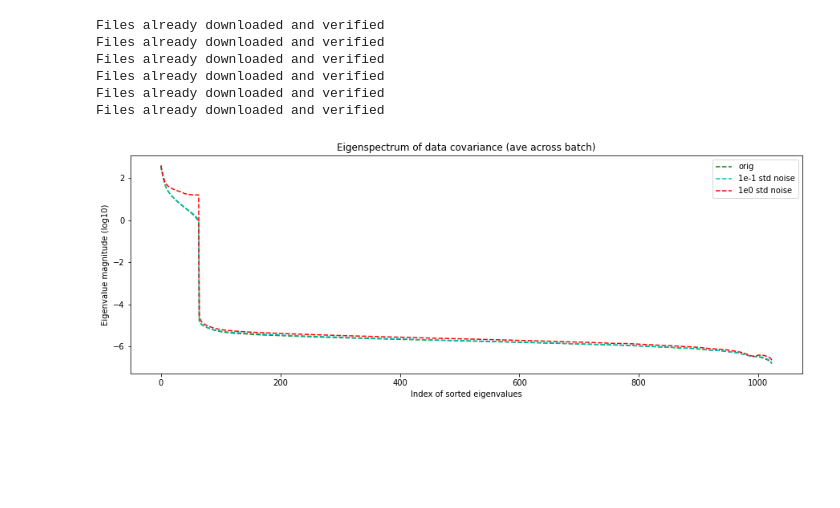
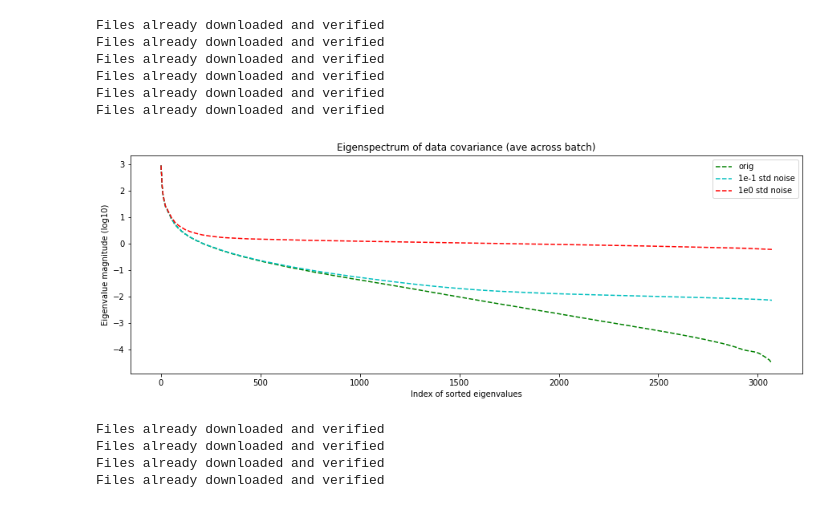
Before and after one commit to loganesian411/cs699_dynamics_of_representation_learning, a Jupyter notebook: loss_landscape/notebooks/Data Singular Value Visualization.ipynb, the cells around one changed output. Saved outputs shown, nothing was run; the diff lists cells and outputs as text; code cells hidden in the pictures; blank space fills up the shorter version.

```diff
--- a/loss_landscape/notebooks/Data Singular Value Visualization.ipynb
+++ b/loss_landscape/notebooks/Data Singular Value Visualization.ipynb
@@ -35,34 +35,21 @@ def imshow(img):
     plt.show()
 
 _DATA_FOLDER = "../../data/"
-_BATCH_SIZE = 64
+_BATCH_SIZE = 50048 # 50048 (full data) | 64
 _NUM_CHANS = 3 # RGB
 _FLAT_IM_SIZE = 1024 # 32 x 32 for cifar
 # %%
-def compute_eigenspectrum(dloader, num_chans, flat_im_size):
-  num_batches = len(dloader) # each element in dloader is one batch
-  eig_accum = torch.zeros((num_batches, num_chans, flat_im_size))
-  for batch_ind, (this_batch, _) in enumerate(dloader):
-    for chan_ind in range(this_batch.shape[1]): # RGB
-      data_flat = torch.flatten(this_batch[:, chan_ind, :, :], 1)
-      data_corr = data_flat.T @ data_flat / data_flat.shape[0]
-      eigs = torch.linalg.eigvals(data_corr)
-      eig_accum[batch_ind, chan_ind, :] += torch.abs(eigs)
-  return eig_accum
+def compute_eigenspectrum(this_batch):
+  data_flat = torch.flatten(this_batch, 1)
+  data_corr = data_flat.T @ data_flat / data_flat.shape[0]
+  eigs = torch.linalg.eigvals(data_corr)
+  return torch.linalg.svd(data_corr, full_matrices=False)[1]
 # %%
-def visualize_data_eigenspectrum(data, axis=0, label=None, color='c', num_to_viz=None,
-                                 fig=None, figsize=(15,7)):
+def visualize_data_eigenspectrum(data, label=None, color='c', num_to_viz=None, fig=None, figsize=(15,7)):
   if fig is None: fig = plt.figure(figsize=figsize)
-
   if num_to_viz:
-    data = data[:, :, :num_to_viz]
-
-  means = torch.mean(torch.mean(data, axis), axis)
-  stderr = torch.mean(torch.std(data, axis) / data.shape[0], axis)
-  plt.plot(np.log10(means), color+'--', label=label)
-  xvals = np.arange(len(means))
-  ax.fill_between(xvals, np.log10(means-stderr), np.log10(means+stderr),
-                  color=color, alpha=0.2)
+    data = data[:num_to_viz]
+  plt.plot(np.log10(data), color+'--', label=label)
   return fig
 # %% [markdown]
 ### Visualize the corrupted images
@@ -105,13 +99,13 @@ Clipping input data to the valid range for imshow with RGB data ([0..1] for floa
 # %%
 ## Original singular values
 train_loader, _ = get_dataloader(_BATCH_SIZE, add_noise=0, drop_pixels=0, data_folder=_DATA_FOLDER)
-eig_accum_orig = compute_eigenspectrum(train_loader, _NUM_CHANS, _FLAT_IM_SIZE)
+eig_accum_orig = compute_eigenspectrum(iter(train_loader).next()[0])
 
 train_loader_1em1, _ = get_dataloader(_BATCH_SIZE, add_noise=0.1, drop_pixels=0, data_folder=_DATA_FOLDER)
-eig_accum_1em1 = compute_eigenspectrum(train_loader_1em1, _NUM_CHANS, _FLAT_IM_SIZE)
+eig_accum_1em1 = compute_eigenspectrum(iter(train_loader_1em1).next()[0])
 
 train_loader_1e0, _ = get_dataloader(_BATCH_SIZE, add_noise=1, drop_pixels=0, data_folder=_DATA_FOLDER)
-eig_accum_1e0 = compute_eigenspectrum(train_loader_1e0, _NUM_CHANS, _FLAT_IM_SIZE)
+eig_accum_1e0 = compute_eigenspectrum(iter(train_loader_1e0).next()[0])
 # %% [output]
 Files already downloaded and verified
 Files already downloaded and verified
@@ -124,11 +118,22 @@ Files already downloaded and verified
 #         {'orig': eig_accum_orig, '1e-1': eig_accum_1em1, '1e0': eig_accum_1e0})
 # %%
-fig = visualize_data_eigenspectrum(eig_accum_orig, axis=0, label='orig', color='g', figsize=(15,5))
-fig = visualize_data_eigenspectrum(eig_accum_1em1, axis=0, label='1e-1 std noise', color='c', fig=fig)
-fig = visualize_data_eigenspectrum(eig_accum_1e0, axis=0, label='1e0 std noise', color='r', fig=fig)
+fig = visualize_data_eigenspectrum(eig_accum_orig, label='orig', color='g', figsize=(15,5))
+fig = visualize_data_eigenspectrum(eig_accum_1em1, label='1e-1 std noise', color='c', fig=fig)
+fig = visualize_data_eigenspectrum(eig_accum_1e0, label='1e0 std noise', color='r', fig=fig)
 plt.legend()
 plt.title('Eigenspectrum of data covariance (ave across batch)')
 plt.xlabel('Index of sorted eigenvalues'); plt.ylabel('Eigenvalue magnitude (log10)')
 plt.show()
 # %% [output]
-[figure, old version]
+[figure, new version]
+# %%
+train_loader_30perdrop, _ = get_dataloader(_BATCH_SIZE, add_noise=0, drop_pixels=0.3, data_folder=_DATA_FOLDER)
+eig_accum_30perdrop = compute_eigenspectrum(iter(train_loader_30perdrop).next()[0])
+
+train_loader_50perdrop, _ = get_dataloader(_BATCH_SIZE, add_noise=0, drop_pixels=0.5, data_folder=_DATA_FOLDER)
+eig_accum_50perdrop = compute_eigenspectrum(iter(train_loader_50perdrop).next()[0])
+# %% [output]
+Files already downloaded and verified
+Files already downloaded and verified
+Files already downloaded and verified
+Files already downloaded and verified
```
Also changed, not shown: parts of 10 cells of this notebook.
